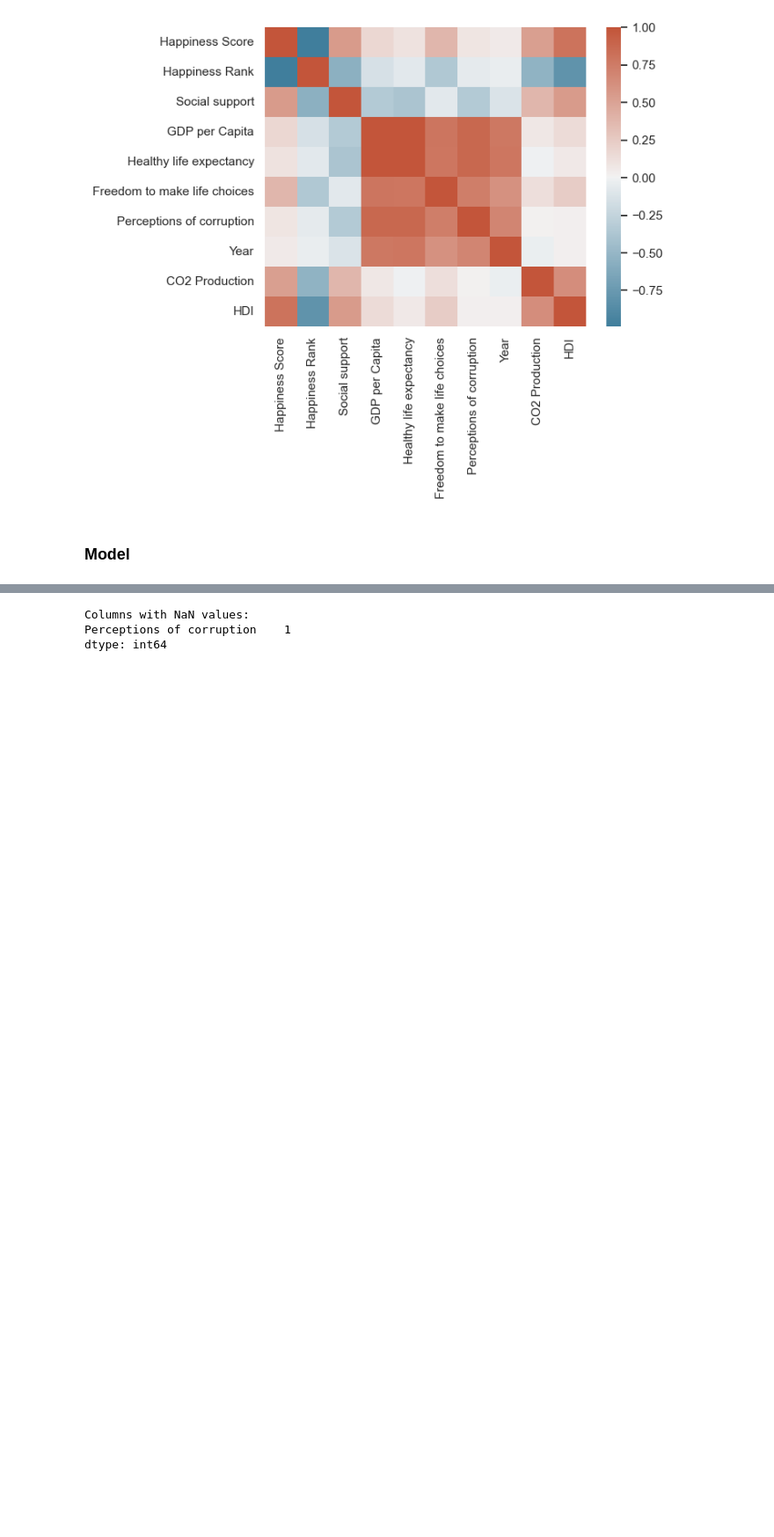
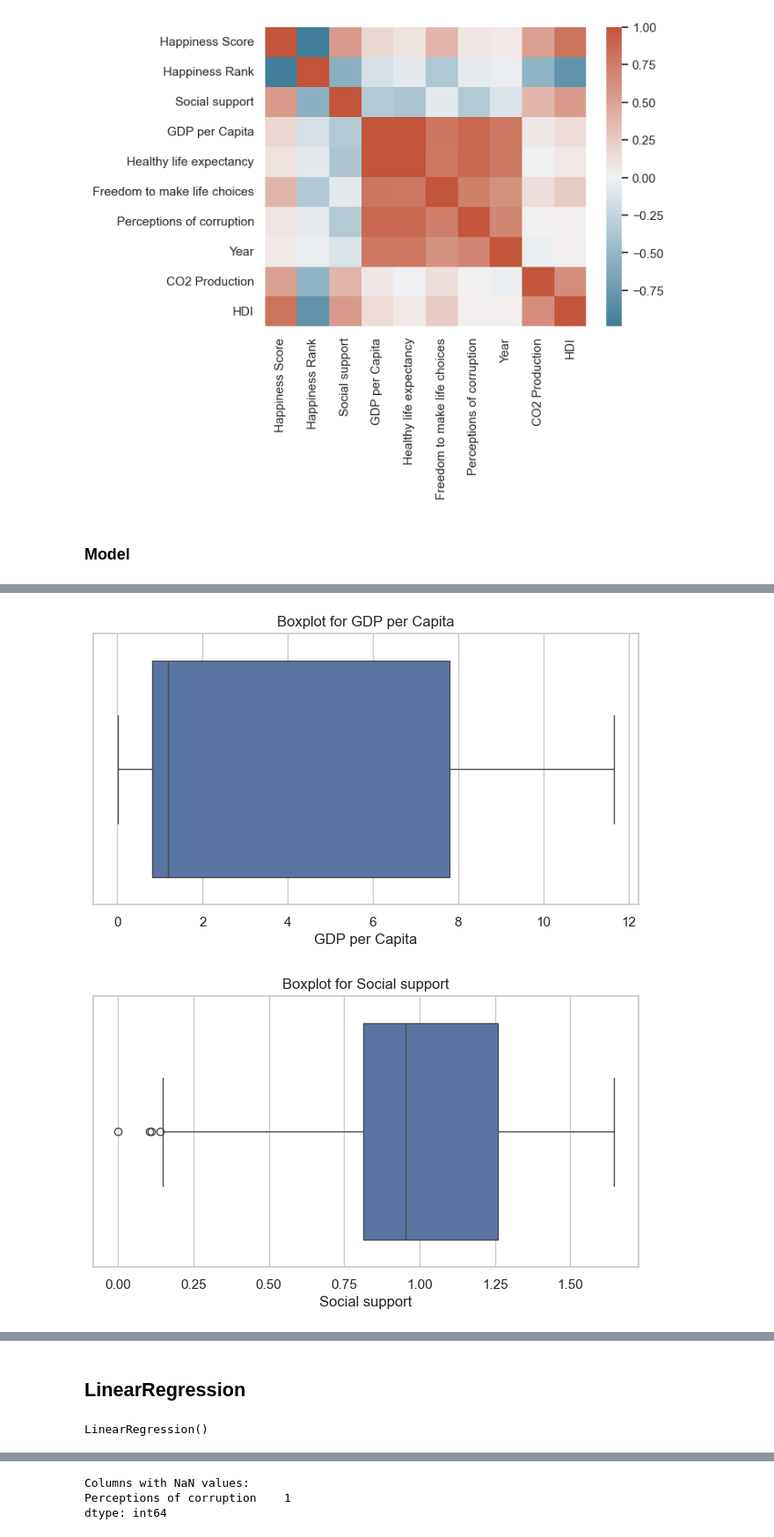
Before and after one commit to nahayatim/Visual-Data-Science, a Jupyter notebook: World Happiness.ipynb, the cells around one changed output, grey strips where cells are left out. Shown at 88% size. Cells and saved outputs as stored; diff of their text form; code cells hidden in the pictures; blank space fills up the shorter version.

```diff
--- a/World Happiness.ipynb
+++ b/World Happiness.ipynb
@@ -754,0 +822,16 @@ plt.show()
+# %%
+# Handle Missing Data
+# Drop rows with missing values
+final_data_cleaned = final_data.dropna()
+# %%
+# Check for Outliers
+# Visualize potential outliers for each numerical feature
+numerical_features = ['GDP per Capita', 'Social support', 'CO2 Production', 'HDI', 'Happiness Score']
+for feature in numerical_features:
+    plt.figure(figsize=(8, 4))
+    sns.boxplot(x=final_data_cleaned[feature])
+    plt.title(f"Boxplot for {feature}")
+    plt.show()
+# %% [output]
+[figure, added]
+[figure, added]
@@ -754,0 +853,9 @@ plt.show()
+# %% [markdown]
+## LinearRegression
+# %%
+# Train and Evaluate Models
+# Train Linear Regression
+lr = LinearRegression()
+lr.fit(X_train_scaled, y_train)
+# %% [output]
+LinearRegression()
```
Also changed, not shown: parts of 31 cells of this notebook.
